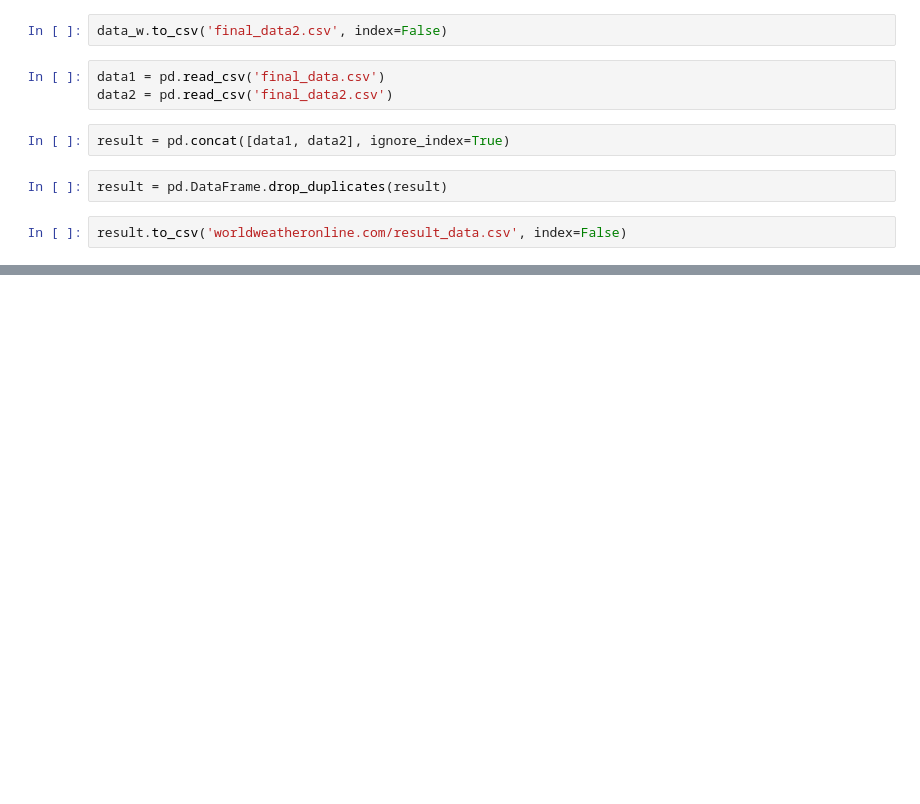
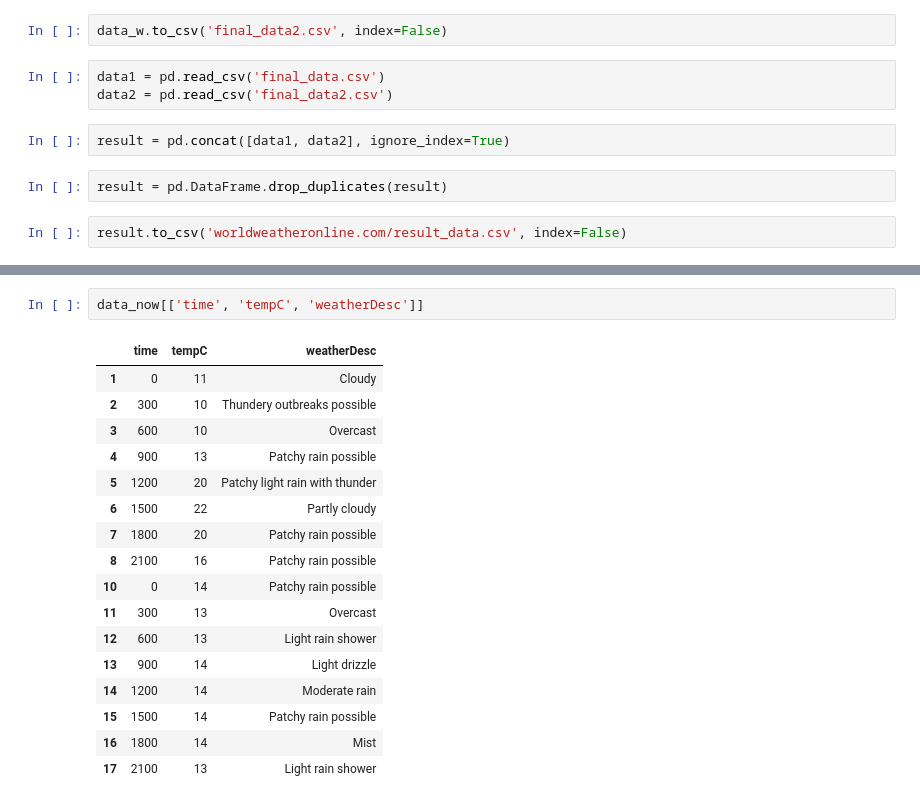
Before and after one commit to kiranov/weather_prediction, a Jupyter notebook: data_processing/new_data.ipynb, the cells around one changed output, grey strips where cells are left out. Saved outputs shown, nothing was run; the diff lists cells and outputs as text; blank space fills up the shorter version.

```diff
--- a/data_processing/new_data.ipynb
+++ b/data_processing/new_data.ipynb
@@ -320,0 +436,20 @@ result.to_csv('worldweatheronline.com/result_data.csv', index=False)
+# %%
+data_now[['time', 'tempC', 'weatherDesc']]
+# %% [output]
+|  | time | tempC | weatherDesc |
+| 1 | 0 | 11 | Cloudy |
+| 2 | 300 | 10 | Thundery outbreaks possible |
+| 3 | 600 | 10 | Overcast |
+| 4 | 900 | 13 | Patchy rain possible |
+| 5 | 1200 | 20 | Patchy light rain with thunder |
+| 6 | 1500 | 22 | Partly cloudy |
+| 7 | 1800 | 20 | Patchy rain possible |
+| 8 | 2100 | 16 | Patchy rain possible |
+| 10 | 0 | 14 | Patchy rain possible |
+| 11 | 300 | 13 | Overcast |
+| 12 | 600 | 13 | Light rain shower |
+| 13 | 900 | 14 | Light drizzle |
+| 14 | 1200 | 14 | Moderate rain |
+| 15 | 1500 | 14 | Patchy rain possible |
+| 16 | 1800 | 14 | Mist |
+| 17 | 2100 | 13 | Light rain shower |
```
Also changed, not shown: parts of 22 cells of this notebook, 6 other files.
